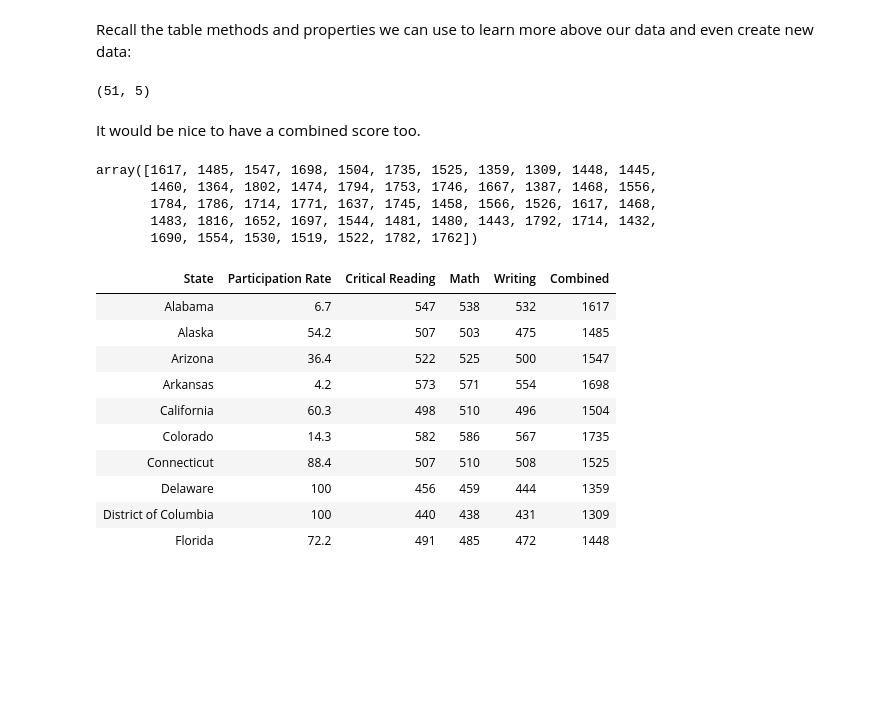
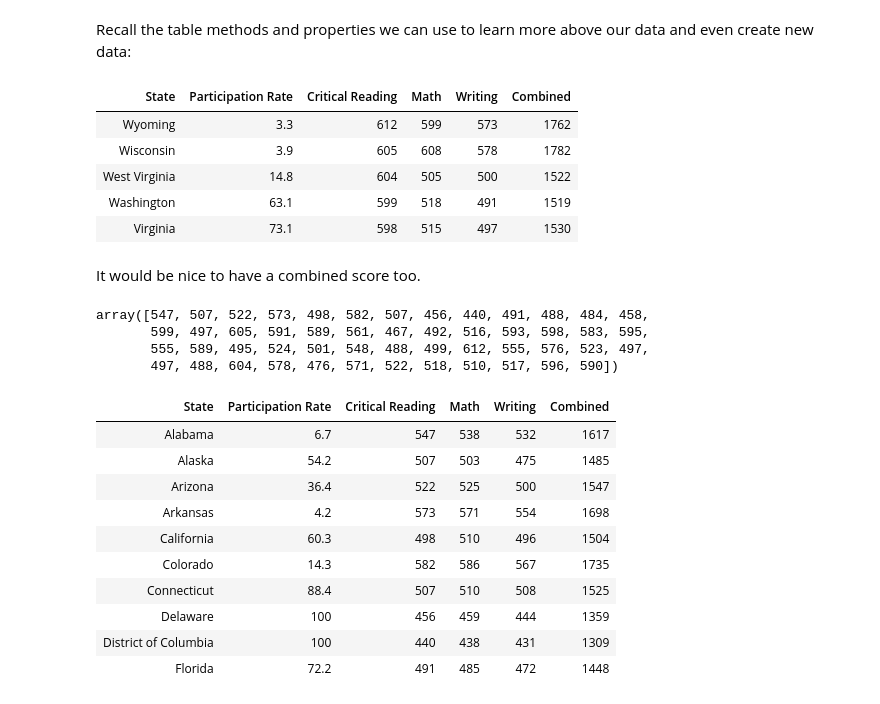
Before and after one commit to data-6-berkeley/materials-fa24, a Jupyter notebook: lectures/lec08/lec08-blank.ipynb, the cells around one changed output. Drawn from its saved outputs; the diff is of its cells as text; code cells hidden in the pictures; blank space fills up the shorter version.

```diff
--- a/lectures/lec08/lec08-blank.ipynb
+++ b/lectures/lec08/lec08-blank.ipynb
@@ -27,20 +27,24 @@ sat
 ... (41 rows omitted)
 # %% [markdown]
 Recall the table methods and properties we can use to learn more above our data and even create new data:
-# %%
-sat.num_rows, sat.num_columns
-# %% [output]
-(51, 5)
+# %%
+sat.sort("State", descending=True).take(np.arange(5))
+# %% [output]
+| State | Participation Rate | Critical Reading | Math | Writing | Combined |
+| Wyoming | 3.3 | 612 | 599 | 573 | 1762 |
+| Wisconsin | 3.9 | 605 | 608 | 578 | 1782 |
+| West Virginia | 14.8 | 604 | 505 | 500 | 1522 |
+| Washington | 63.1 | 599 | 518 | 491 | 1519 |
+| Virginia | 73.1 | 598 | 515 | 497 | 1530 |
 # %% [markdown]
 It would be nice to have a combined score too.
 # %%
 sat.column('Critical Reading') + sat.column('Math') + sat.column('Writing')
 # %% [output]
-array([1617, 1485, 1547, 1698, 1504, 1735, 1525, 1359, 1309, 1448, 1445,
-       1460, 1364, 1802, 1474, 1794, 1753, 1746, 1667, 1387, 1468, 1556,
-       1784, 1786, 1714, 1771, 1637, 1745, 1458, 1566, 1526, 1617, 1468,
-       1483, 1816, 1652, 1697, 1544, 1481, 1480, 1443, 1792, 1714, 1432,
-       1690, 1554, 1530, 1519, 1522, 1782, 1762])
+array([547, 507, 522, 573, 498, 582, 507, 456, 440, 491, 488, 484, 458,
+       599, 497, 605, 591, 589, 561, 467, 492, 516, 593, 598, 583, 595,
+       555, 589, 495, 524, 501, 548, 488, 499, 612, 555, 576, 523, 497,
+       497, 488, 604, 578, 476, 571, 522, 518, 510, 517, 596, 590])
 # %%
 sat = sat.with_columns(
     'Combined', sat.column('Critical Reading') + sat.column('Math') + sat.column('Writing')
```
Also changed, not shown: parts of 16 cells of this notebook.
